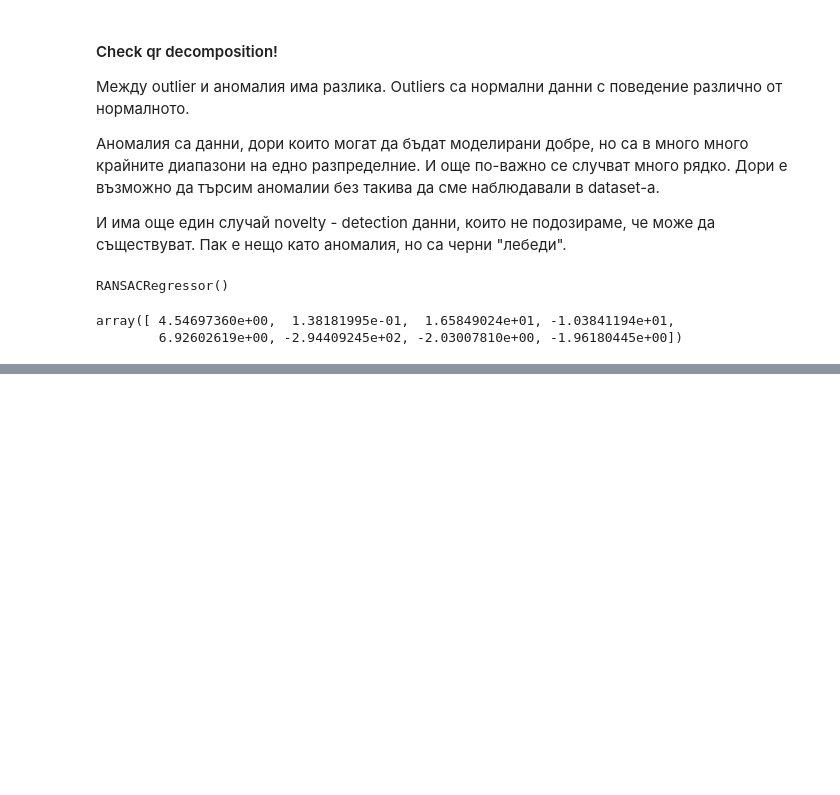
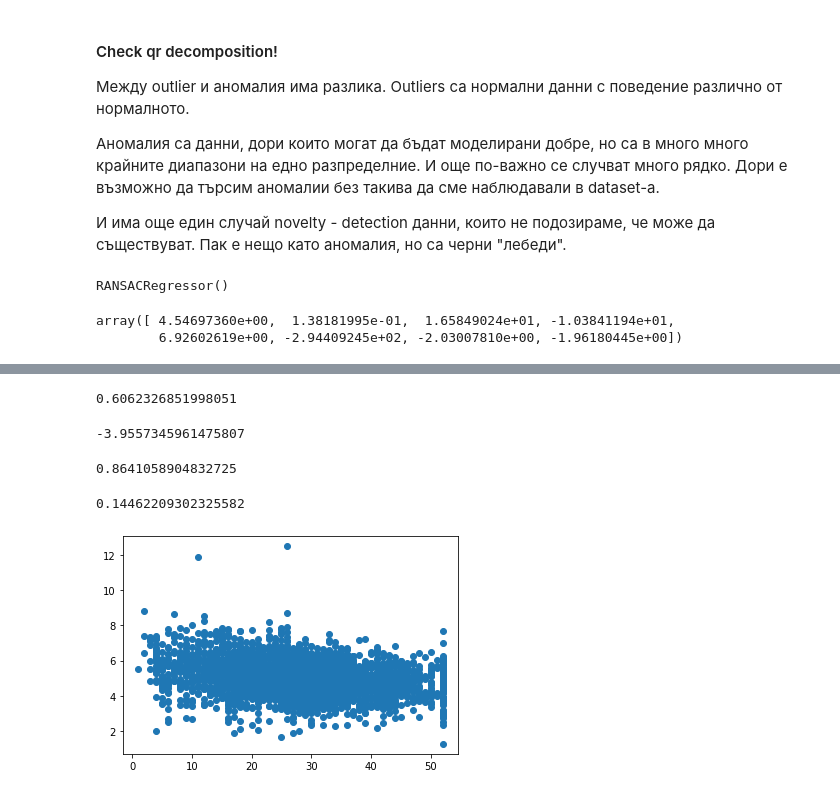
Before and after one commit to GalkaKG/Machine-Learning, a Jupyter notebook: 02.Linear and Logistic Regression/02.Linear and Logistic Regression.ipynb, the cells around one changed output, grey strips where cells are left out. Drawn from its saved outputs; the diff is of its cells as text; code cells hidden in the pictures; blank space fills up the shorter version.

Commit message:
Train model

```diff
--- a/02.Linear and Logistic Regression/02.Linear and Logistic Regression.ipynb
+++ b/02.Linear and Logistic Regression/02.Linear and Logistic Regression.ipynb
@@ -365,0 +386,23 @@ array([ 4.54697360e+00,  1.38181995e-01,  1.65849024e+01, -1.03841194e+01,
+# %%
+house_model_scaled.score(house_attributes_scaled, house_values)
+# %% [output]
+0.6062326851998051
+# %%
+ransac_model.score(house_attributes_scaled, house_values)
+# %% [output]
+-3.9557345961475807
+# %%
+ransac_model.score(house_attributes_scaled[ransac_model.inlier_mask_], house_values[ransac_model.inlier_mask_])
+# %% [output]
+0.8641058904832725
+# %%
+ransac_model = RANSACRegressor(residual_threshold = 0.1, max_trials = 1000)
+ransac_model.fit(house_attributes_scaled, house_values)
+ransac_model.inlier_mask_.sum() / len(house_attributes_scaled)
+# %% [output]
+0.14462209302325582
+# %%
+plt.scatter(house_attributes[ransac_model.inlier_mask_].HouseAge, house_attributes[ransac_model.inlier_mask_].AveRooms)
+plt.show()
+# %% [output]
+[figure, added]
```
Also changed, not shown: parts of 4 cells of this notebook.
